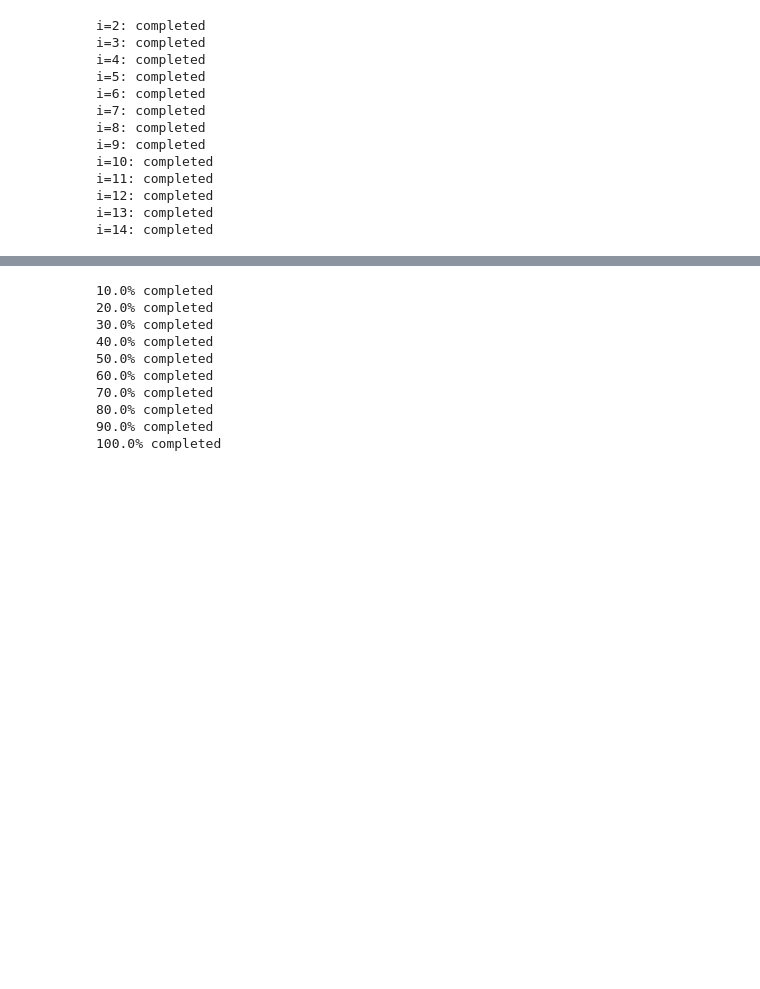
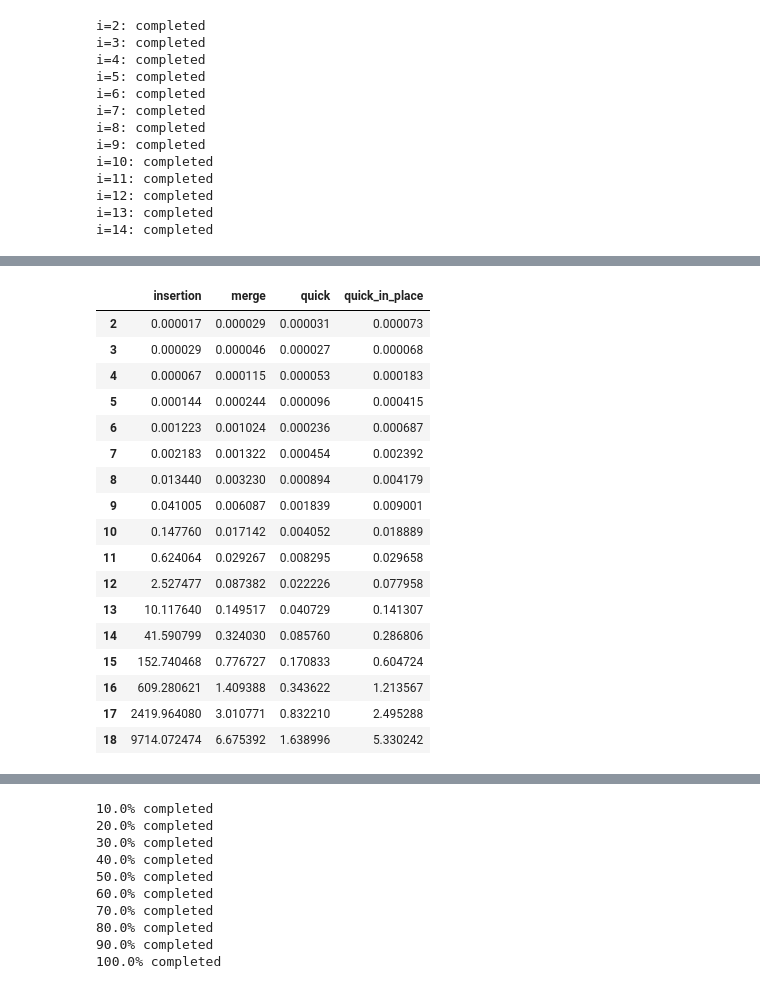
Before and after one commit to keita-dc/coursera_algorithm, a Jupyter notebook: assignment_3.ipynb, the cells around one changed output, grey strips where cells are left out. Drawn from its saved outputs; the diff is of its cells as text; code cells hidden in the pictures; blank space fills up the shorter version.

```diff
--- a/assignment_3.ipynb
+++ b/assignment_3.ipynb
@@ -239,0 +265,21 @@ time_df
+# %%
+pd.DataFrame(time_list_large, index=range(2, 19), columns=["insertion", "merge", "quick", "quick_in_place"])
+# %% [output]
+|  | insertion | merge | quick | quick_in_place |
+| 2 | 0.000017 | 0.000029 | 0.000031 | 0.000073 |
+| 3 | 0.000029 | 0.000046 | 0.000027 | 0.000068 |
+| 4 | 0.000067 | 0.000115 | 0.000053 | 0.000183 |
+| 5 | 0.000144 | 0.000244 | 0.000096 | 0.000415 |
+| 6 | 0.001223 | 0.001024 | 0.000236 | 0.000687 |
+| 7 | 0.002183 | 0.001322 | 0.000454 | 0.002392 |
+| 8 | 0.013440 | 0.003230 | 0.000894 | 0.004179 |
+| 9 | 0.041005 | 0.006087 | 0.001839 | 0.009001 |
+| 10 | 0.147760 | 0.017142 | 0.004052 | 0.018889 |
+| 11 | 0.624064 | 0.029267 | 0.008295 | 0.029658 |
+| 12 | 2.527477 | 0.087382 | 0.022226 | 0.077958 |
+| 13 | 10.117640 | 0.149517 | 0.040729 | 0.141307 |
+| 14 | 41.590799 | 0.324030 | 0.085760 | 0.286806 |
+| 15 | 152.740468 | 0.776727 | 0.170833 | 0.604724 |
+| 16 | 609.280621 | 1.409388 | 0.343622 | 1.213567 |
+| 17 | 2419.964080 | 3.010771 | 0.832210 | 2.495288 |
+| 18 | 9714.072474 | 6.675392 | 1.638996 | 5.330242 |
```
Also changed, not shown: parts of 9 cells of this notebook, 3 other files.
